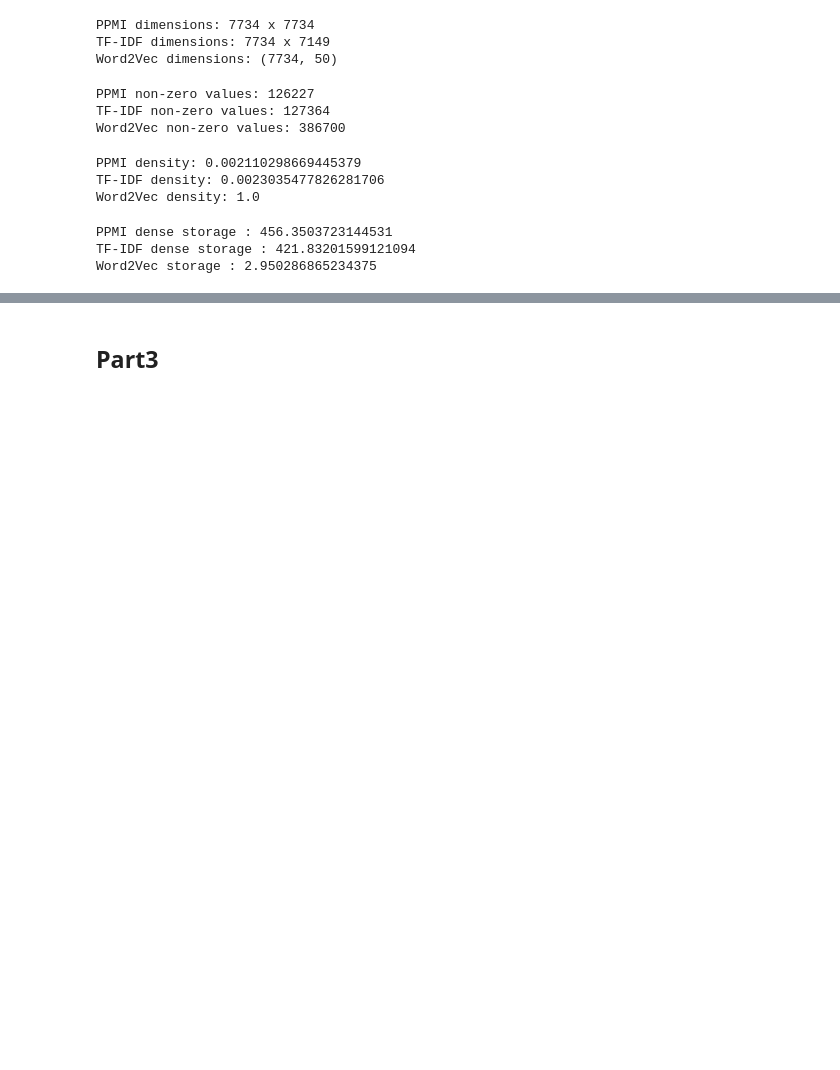
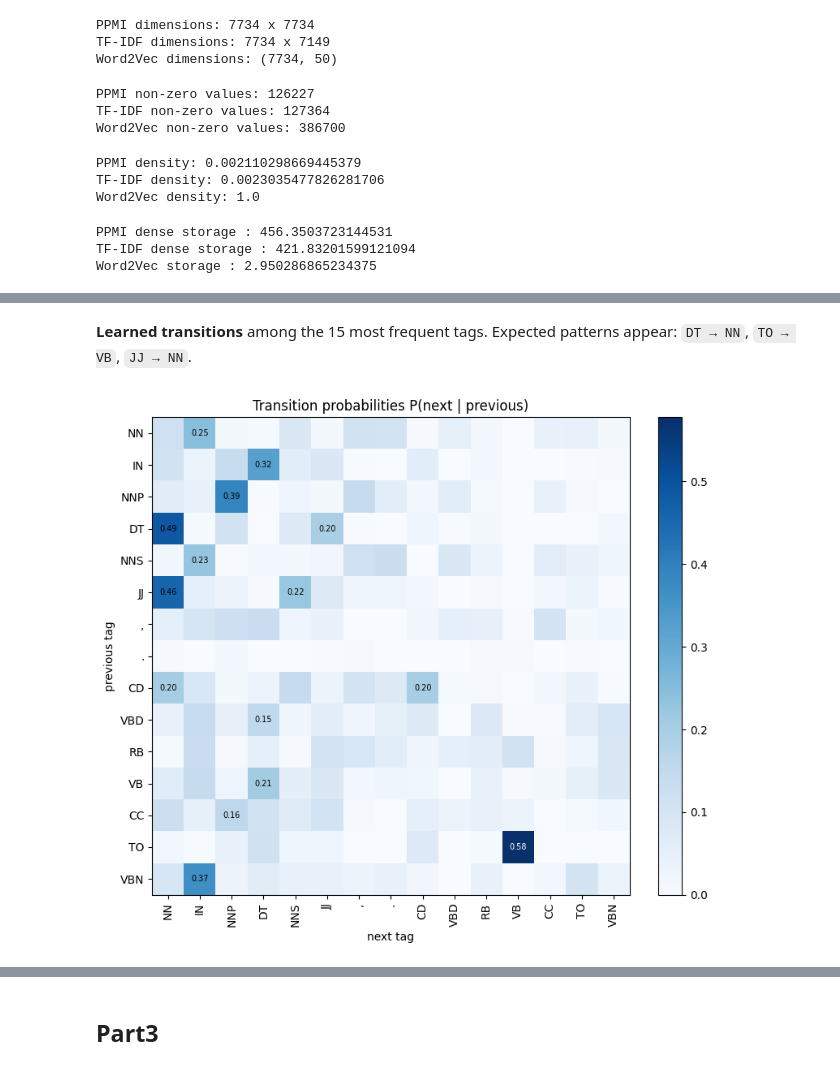
Before and after one commit to ZeinaHossam1/Embeddings-and-HMMs, a Jupyter notebook: Embeddings_HMMs.ipynb, the cells around one changed output, grey strips where cells are left out. Saved outputs shown, nothing was run; the diff lists cells and outputs as text; code cells hidden in the pictures; blank space fills up the shorter version.

```diff
--- a/Embeddings_HMMs.ipynb
+++ b/Embeddings_HMMs.ipynb
@@ -2428,0 +1932,26 @@ Record the selected hyperparameters, test metrics, unknown-word results, and not
+# %% [markdown]
+**Learned transitions** among the 15 most frequent tags. Expected patterns appear: `DT → NN`, `TO → VB`, `JJ → NN`.
+# %%
+tag_frequencies = Counter(tag for sequence in pos_train_tags for tag in sequence)
+frequent_tags = [tag for tag, _ in tag_frequencies.most_common(15)]
+frequent_ids = [final_hmm["tags"].index(tag) for tag in frequent_tags]
+transition_probabilities = np.exp(final_hmm["log_transition"][np.ix_(frequent_ids, frequent_ids)])
+
+fig, ax = plt.subplots(figsize=(8, 7))
+image = ax.imshow(transition_probabilities, cmap="Blues", vmin=0)
+ax.set_xticks(range(len(frequent_tags)), frequent_tags, rotation=90)
+ax.set_yticks(range(len(frequent_tags)), frequent_tags)
+ax.set_xlabel("next tag")
+ax.set_ylabel("previous tag")
+ax.set_title("Transition probabilities P(next | previous)")
+for row in range(len(frequent_tags)):
+    for col in range(len(frequent_tags)):
+        value = transition_probabilities[row, col]
+        if value >= 0.15:
+            ax.text(col, row, f"{value:.2f}", ha="center", va="center", fontsize=7,
+                    color="white" if value > 0.5 else "black")
+fig.colorbar(image, ax=ax, fraction=0.046)
+plt.tight_layout()
+plt.show()
+# %% [output]
+[figure, added]
```
Also changed, not shown: parts of 80 cells of this notebook.
